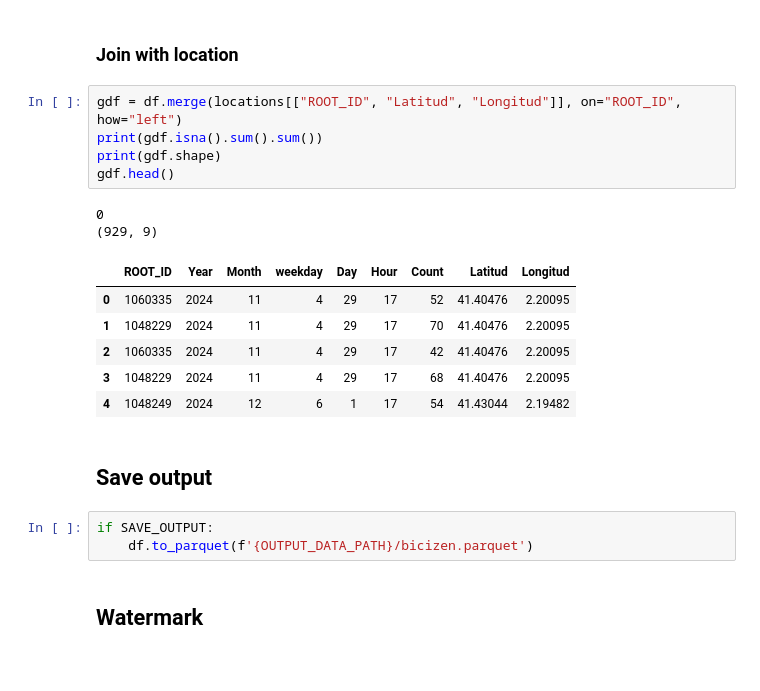
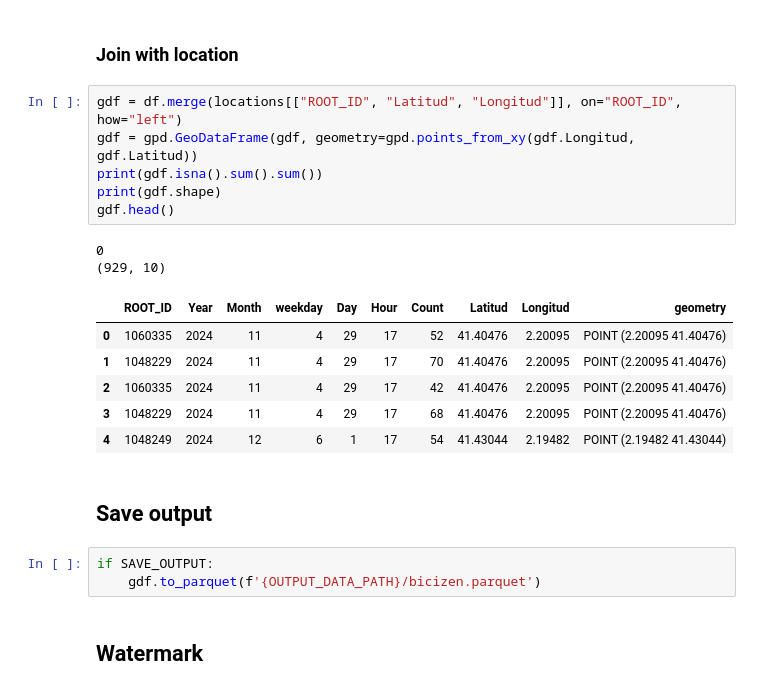
Before and after one commit to cyclingMoritz/250MUM006, a Jupyter notebook: notebooks/001-luca-explore-bicizen.ipynb, the cells around one changed output. Saved outputs shown, nothing was run; the diff lists cells and outputs as text.

Commit message:
Update bicizen exploration notebook with configuration and geometry enhancements

```diff
--- a/notebooks/001-luca-explore-bicizen.ipynb
+++ b/notebooks/001-luca-explore-bicizen.ipynb
@@ -140,23 +140,24 @@ df
 ### Join with location
 # %%
 gdf = df.merge(locations[["ROOT_ID", "Latitud", "Longitud"]], on="ROOT_ID", how="left")
+gdf = gpd.GeoDataFrame(gdf, geometry=gpd.points_from_xy(gdf.Longitud, gdf.Latitud))
 print(gdf.isna().sum().sum())
 print(gdf.shape)
 gdf.head()
 # %% [output]
 0
-(929, 9)
+(929, 10)
-|  | ROOT_ID | Year | Month | weekday | Day | Hour | Count | Latitud | Longitud |
-| 0 | 1060335 | 2024 | 11 | 4 | 29 | 17 | 52 | 41.40476 | 2.20095 |
-| 1 | 1048229 | 2024 | 11 | 4 | 29 | 17 | 70 | 41.40476 | 2.20095 |
-| 2 | 1060335 | 2024 | 11 | 4 | 29 | 17 | 42 | 41.40476 | 2.20095 |
-| 3 | 1048229 | 2024 | 11 | 4 | 29 | 17 | 68 | 41.40476 | 2.20095 |
-| 4 | 1048249 | 2024 | 12 | 6 | 1 | 17 | 54 | 41.43044 | 2.19482 |
+|  | ROOT_ID | Year | Month | weekday | Day | Hour | Count | Latitud | Longitud | geometry |
+| 0 | 1060335 | 2024 | 11 | 4 | 29 | 17 | 52 | 41.40476 | 2.20095 | POINT (2.20095 41.40476) |
+| 1 | 1048229 | 2024 | 11 | 4 | 29 | 17 | 70 | 41.40476 | 2.20095 | POINT (2.20095 41.40476) |
+| 2 | 1060335 | 2024 | 11 | 4 | 29 | 17 | 42 | 41.40476 | 2.20095 | POINT (2.20095 41.40476) |
+| 3 | 1048229 | 2024 | 11 | 4 | 29 | 17 | 68 | 41.40476 | 2.20095 | POINT (2.20095 41.40476) |
+| 4 | 1048249 | 2024 | 12 | 6 | 1 | 17 | 54 | 41.43044 | 2.19482 | POINT (2.19482 41.43044) |
 # %% [markdown]
 ## Save output
 # %%
 if SAVE_OUTPUT:
-    df.to_parquet(f'{OUTPUT_DATA_PATH}/bicizen.parquet')
+    gdf.to_parquet(f'{OUTPUT_DATA_PATH}/bicizen.parquet')
 # %% [markdown]
 ## Watermark
 # %%
```
Also changed, not shown: parts of 3 cells of this notebook.
